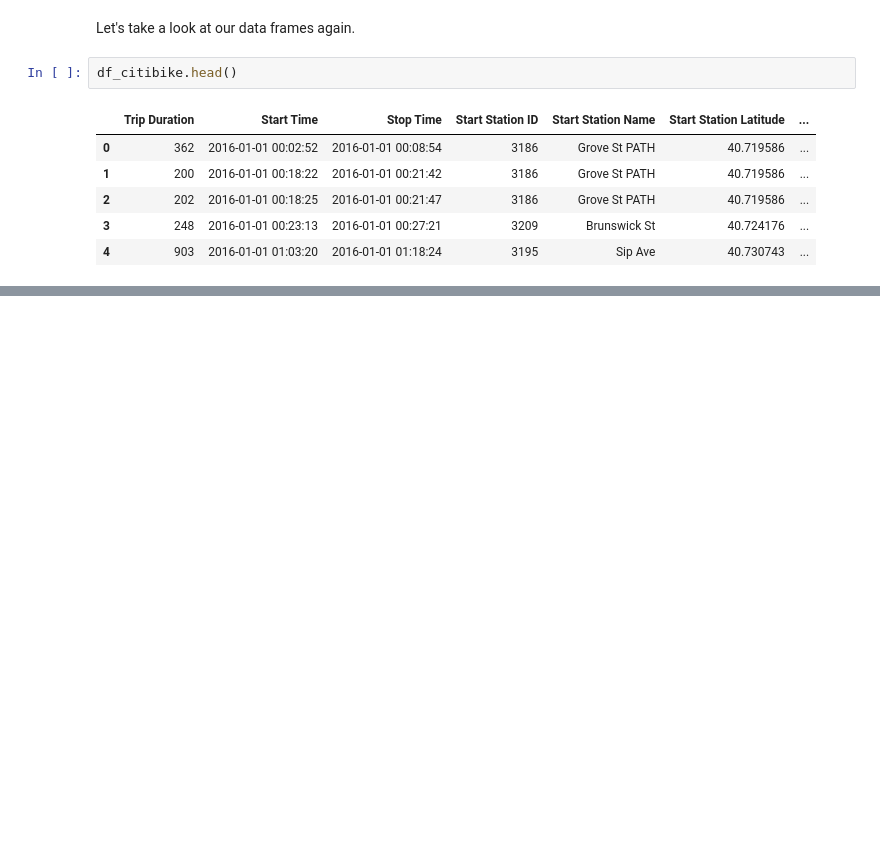
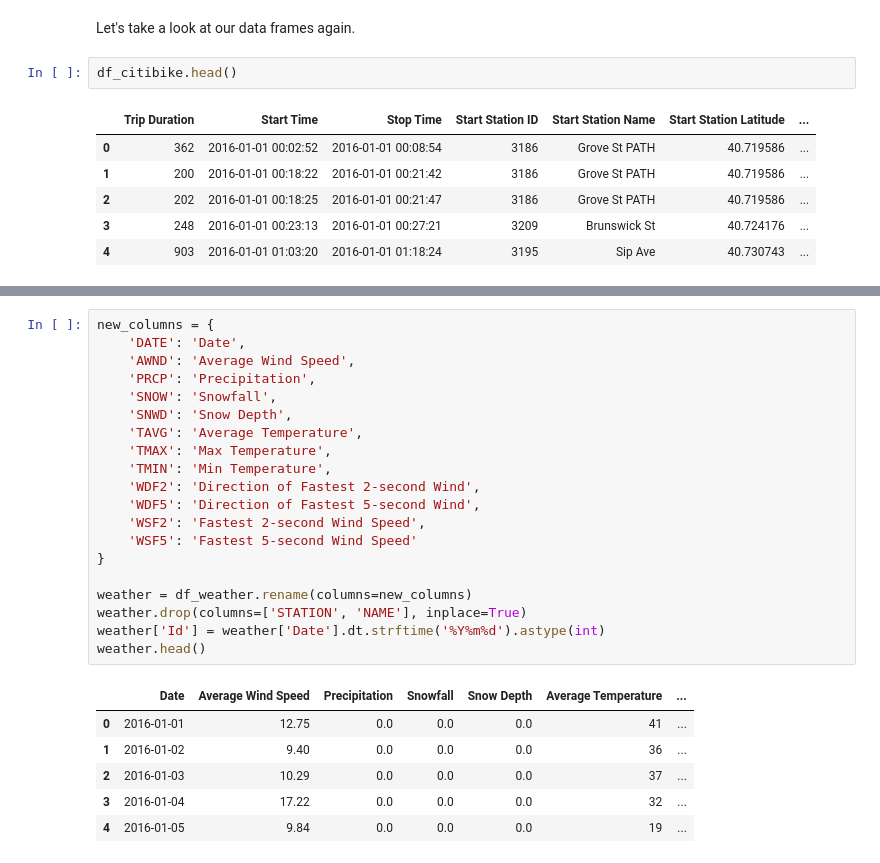
Before and after one commit to zuzaszk/codecademy-portfolio, a Jupyter notebook: main.ipynb, the cells around one changed output, grey strips where cells are left out. Saved outputs shown, nothing was run; the diff lists cells and outputs as text; blank space fills up the shorter version.

```diff
--- a/main.ipynb
+++ b/main.ipynb
@@ -438,0 +485,27 @@ Given the dataframes, let's design a schema.
+# %%
+new_columns = {
+    'DATE': 'Date',
+    'AWND': 'Average Wind Speed',
+    'PRCP': 'Precipitation',
+    'SNOW': 'Snowfall',
+    'SNWD': 'Snow Depth',
+    'TAVG': 'Average Temperature',
+    'TMAX': 'Max Temperature',
+    'TMIN': 'Min Temperature',
+    'WDF2': 'Direction of Fastest 2-second Wind',
+    'WDF5': 'Direction of Fastest 5-second Wind',
+    'WSF2': 'Fastest 2-second Wind Speed',
+    'WSF5': 'Fastest 5-second Wind Speed'
+}
+
+weather = df_weather.rename(columns=new_columns)
+weather.drop(columns=['STATION', 'NAME'], inplace=True)
+weather['Id'] = weather['Date'].dt.strftime('%Y%m%d').astype(int)
+weather.head()
+# %% [output]
+|  | Date | Average Wind Speed | Precipitation | Snowfall | Snow Depth | Average Temperature | ... |
+| 0 | 2016-01-01 | 12.75 | 0.0 | 0.0 | 0.0 | 41 | ... |
+| 1 | 2016-01-02 | 9.40 | 0.0 | 0.0 | 0.0 | 36 | ... |
+| 2 | 2016-01-03 | 10.29 | 0.0 | 0.0 | 0.0 | 37 | ... |
+| 3 | 2016-01-04 | 17.22 | 0.0 | 0.0 | 0.0 | 32 | ... |
+| 4 | 2016-01-05 | 9.84 | 0.0 | 0.0 | 0.0 | 19 | ... |
```
Also changed, not shown: parts of 9 cells of this notebook.
